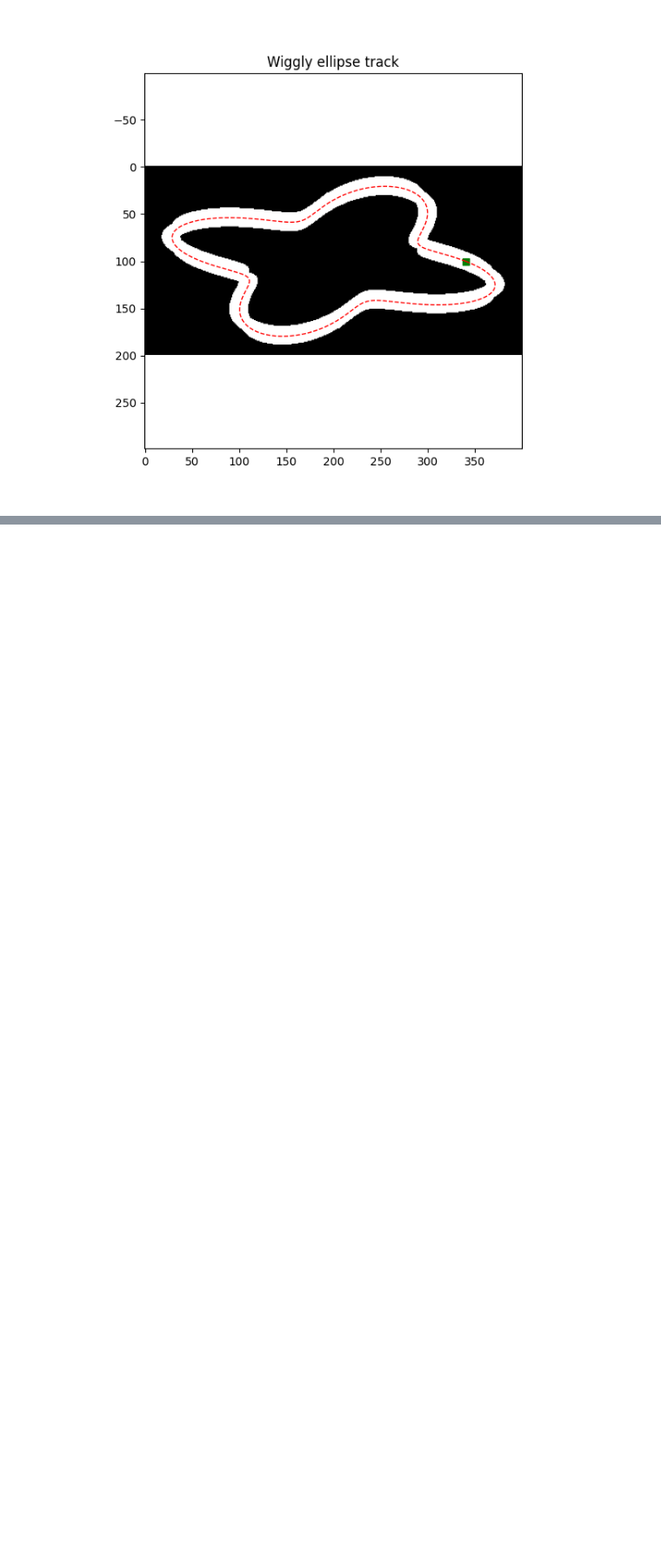
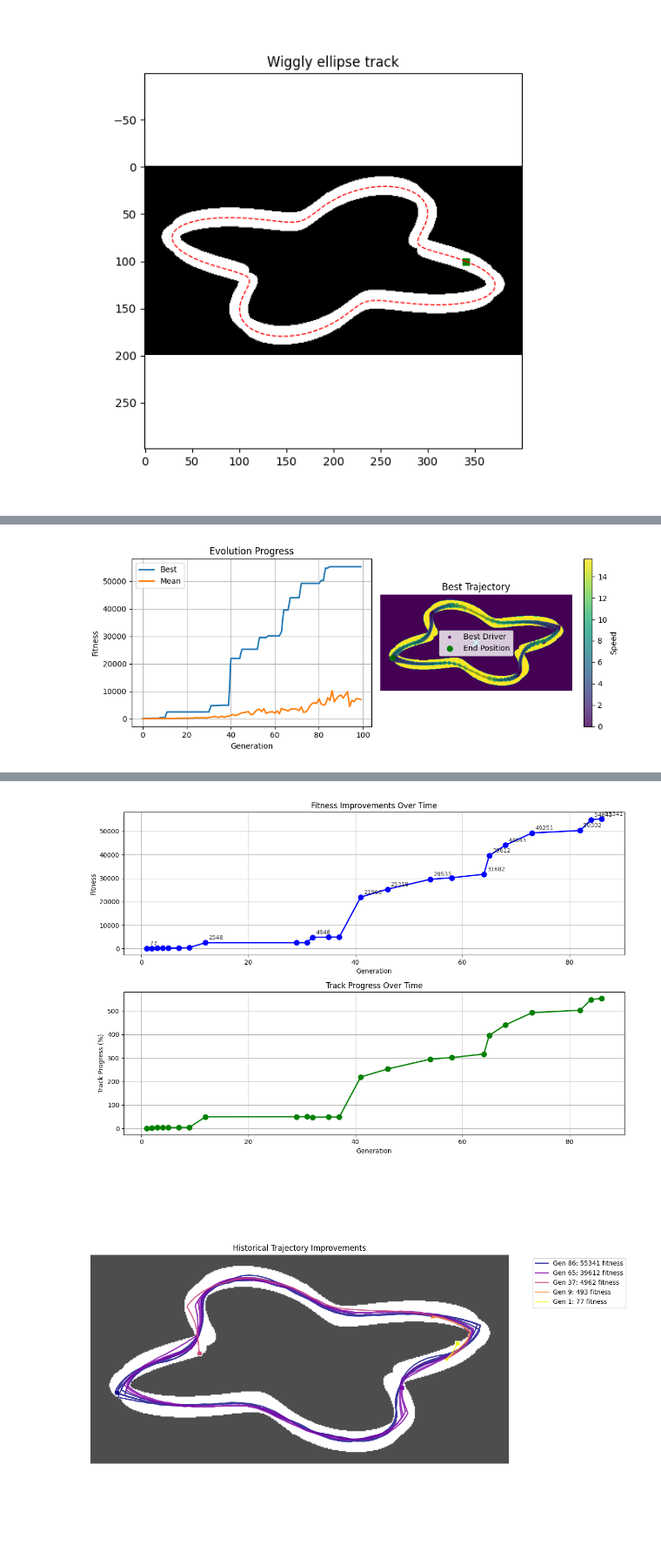
Before and after one commit to kpennington-esc/algoritmos_evolutivos, a Jupyter notebook: Untitled.ipynb, the cells around one changed output, grey strips where cells are left out. Shown at 87% size. Saved outputs shown, nothing was run; the diff lists cells and outputs as text; code cells hidden in the pictures; blank space fills up the shorter version.

Commit message:
improved visualizations

```diff
--- a/Untitled.ipynb
+++ b/Untitled.ipynb
@@ -5,7 +5,6 @@ import matplotlib.pyplot as plt
 from math import cos, sin, atan2, pi, sqrt
 %matplotlib widget
 # %%
-
 # ========== CONSTANTS ==========
 W, H = 400, 200
 MAX_SENSOR_RANGE = 60.0 # how far the sensors can see
@@ -16,7 +15,7 @@ MAX_STEER_RATE = 0.20
 
 # GA parameters
 POP_SIZE = 40
-GENERATIONS = 200
+GENERATIONS = 100
 TOURNAMENT = 6
 CROSSOVER_RATE = 0.7
 MUTATION_STD = 0.2
@@ -589,0 +737,70 @@ Best driver: 588.0% progress, Counter-Clockwise, 4765 units
+# %%
+# ========== PLOTS ==========
+plt.figure(figsize=(10, 4))
+plt.subplot(1, 2, 1)
+plt.plot(best_history, label='Best', linewidth=2)
+plt.plot(mean_history, label='Mean', linewidth=2)
+plt.xlabel('Generation')
+plt.ylabel('Fitness')
+plt.title('Evolution Progress')
+plt.legend()
+plt.grid(True)
+
+plt.subplot(1, 2, 2)
+plt.imshow(track_mask, origin='lower')
+if best_trace_overall and best_controls_overall:
+    tx = [p[0] for p in best_trace_overall]
+    ty = [p[1] for p in best_trace_overall]
+
+    speeds = [c['speed'] for c in best_controls_overall]
+
+    # colormap based on speed
+    # NOTE: we might have one less speed value than trace points
+    min_len = min(len(tx), len(speeds))
+    tx_plot = tx[:min_len]
+    ty_plot = ty[:min_len]
+    speeds_plot = speeds[:min_len]
+
+    scatter = plt.scatter(tx_plot, ty_plot, c=speeds_plot, cmap='viridis',
+                         s=10, alpha=0.8, label='Best Driver')
+    plt.colorbar(scatter, label='Speed')
+
+    # we also add a line plot for the trajectory (optional, lighter)
+    plt.plot(tx, ty, 'k-', alpha=0.3, linewidth=1)
+
+elif best_trace_overall:
+    # if we dont have speed data, just plot the trajectory line
+    tx = [p[0] for p in best_trace_overall]
+    ty = [p[1] for p in best_trace_overall]
+    plt.plot(tx, ty, 'r-', linewidth=2, label='Best Driver')
+
+plt.scatter([cx], [cy], marker='x', color='cyan', s=100)
+if best_trace_overall:
+    tx = [p[0] for p in best_trace_overall]
+    ty = [p[1] for p in best_trace_overall]
+    plt.scatter(tx[-1], ty[-1], marker='o', color='green', s=50, label='End Position')
+plt.axis('off')
+plt.title('Best Trajectory')
+plt.legend()
+
+plt.tight_layout()
+plt.show()
+
+# ========== HISTORICAL ANALYSIS ==========
+if historical_bests:
+    print(f"\nFound {len(historical_bests)} improvements during evolution:")
+    for i, best in enumerate(historical_bests):
+        print(f"  {i+1}. Gen {best['generation']}: {best['fitness']:.0f} fitness, {best['progress']:.1f}% progress")
+
+    plot_improvement_timeline(historical_bests)
+
+    plot_historical_trajectories(historical_bests, track_mask, max_display=5)
+
+    plot_historical_speed_comparison(historical_bests, max_display=3)
+
+    plot_historical_controls_comparison(historical_bests, max_display=3)
+
+if best_controls_overall:
+    plot_controls(best_controls_overall, title="Final Best Driver Control Inputs Over Time")
+# %% [output]
+[figure, added]
@@ -589,0 +824,2 @@ Best driver: 588.0% progress, Counter-Clockwise, 4765 units
+[figure, added]
+[figure, added]
```
Also changed, not shown: parts of 5 cells of this notebook, 1 other file.
